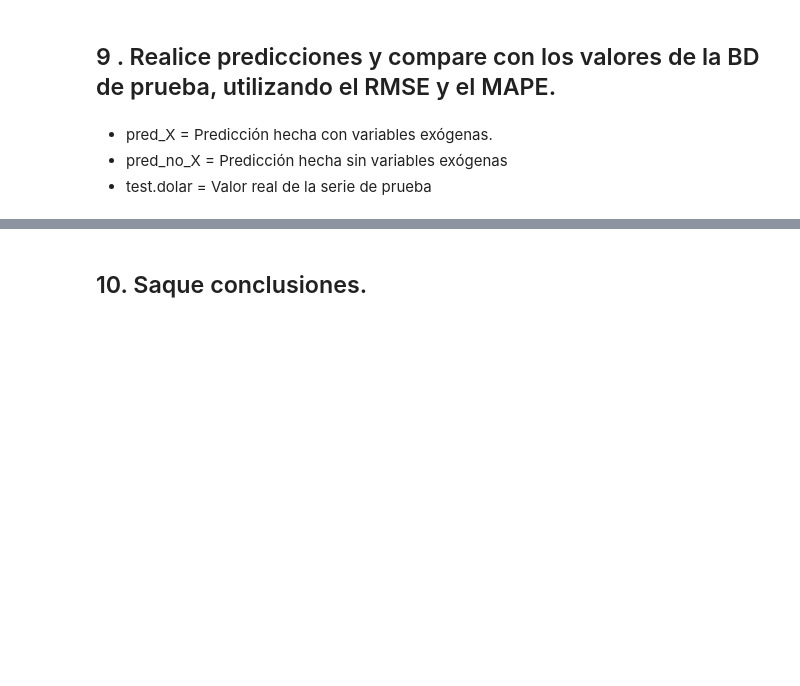
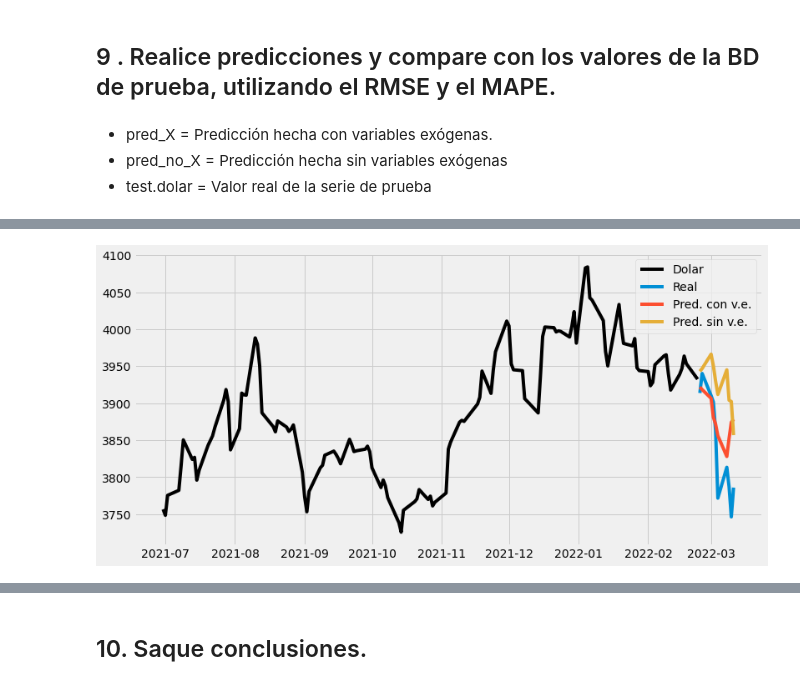
Before and after one commit to julianusor/series_de_tiempo, a Jupyter notebook: Exam3/PARCIAL3_PUNTO1.ipynb, the cells around one changed output, grey strips where cells are left out. Drawn from its saved outputs; the diff is of its cells as text; code cells hidden in the pictures; blank space fills up the shorter version.

```diff
--- a/Exam3/PARCIAL3_PUNTO1.ipynb
+++ b/Exam3/PARCIAL3_PUNTO1.ipynb
@@ -257,2 +494,12 @@ pred_no_X = fit.predict(start = 3623, end = 3632)#3626 a 3632
+# %%
+plt.figure(figsize=(12,6))
+plt.plot(train[3500:].fecha, train[3500:].dolar, label = "Dolar", linestyle="-", color = "black")
+plt.plot(test.fecha, test.dolar, label = "Real", linestyle="-")
+plt.plot(test.fecha, pred_X, label = "Pred. con v.e.", linestyle="-")
+plt.plot(test.fecha, pred_no_X, label = "Pred. sin v.e.", linestyle="-")
+plt.legend()
+plt.show()
+# %% [output]
+[figure, added]
 # %%
 pred_no_X
```
Also changed, not shown: parts of 27 cells of this notebook.
